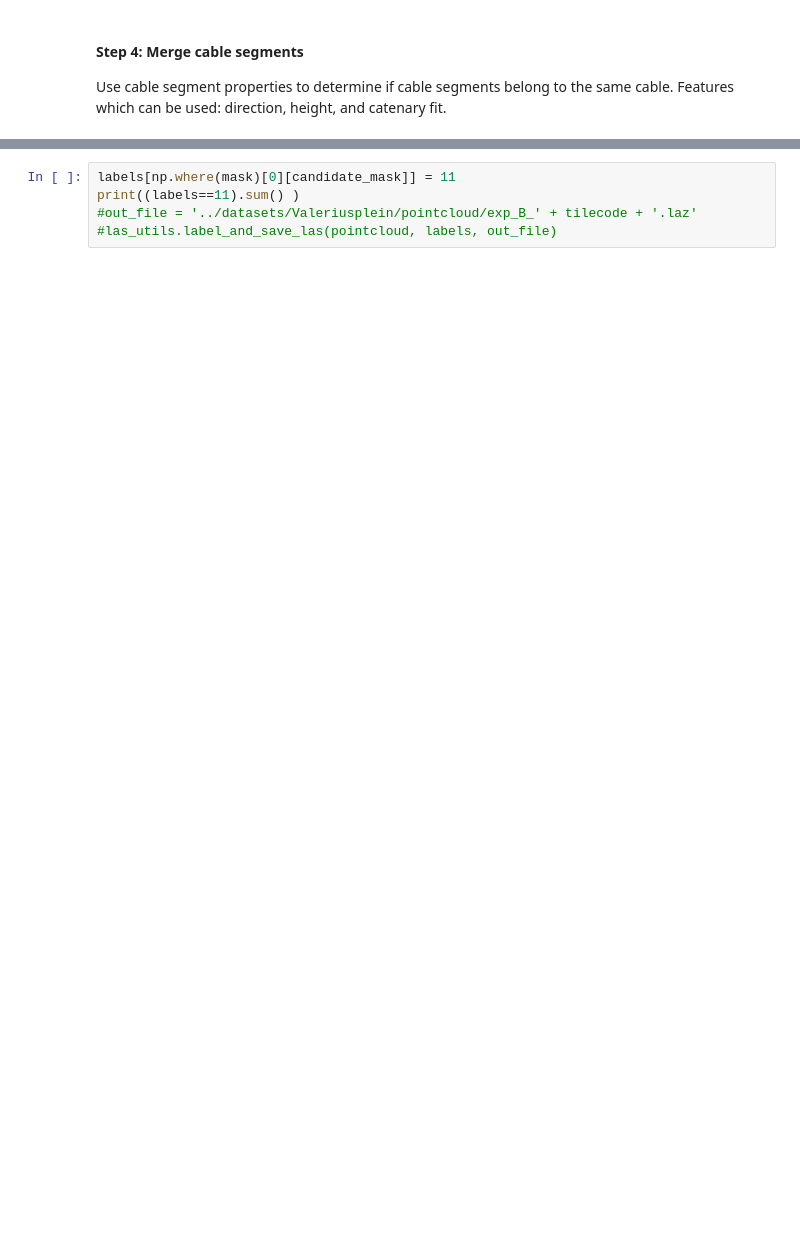
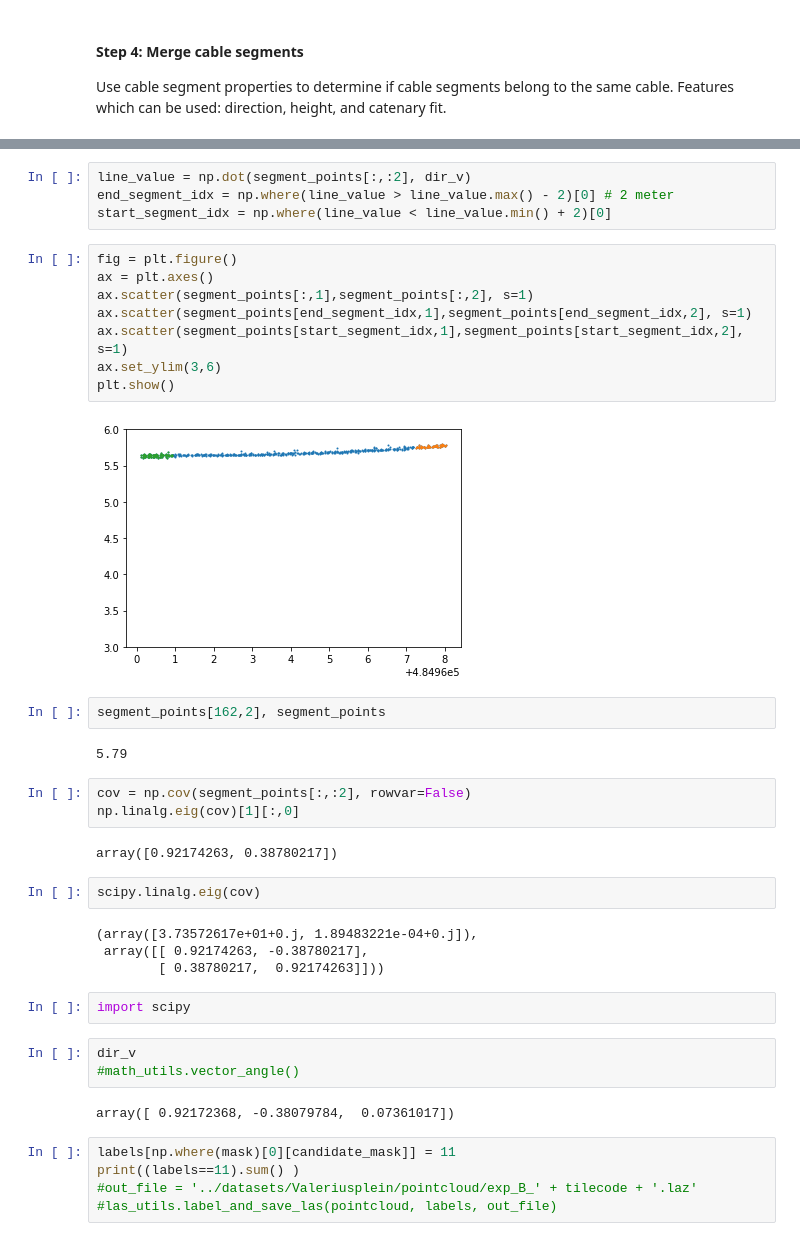
Before and after one commit to Amsterdam-Internships/UPC_Suspended_Streetlight_Extractor, a Jupyter notebook: milestone_2/Cable Extraction B.ipynb, the cells around one changed output, grey strips where cells are left out. Drawn from its saved outputs; the diff is of its cells as text; blank space fills up the shorter version.

```diff
--- a/milestone_2/Cable Extraction B.ipynb
+++ b/milestone_2/Cable Extraction B.ipynb
@@ -415,3 +626,39 @@ Use cable segment properties to determine if cable segments belong to the same c
+# %%
+line_value = np.dot(segment_points[:,:2], dir_v)
+end_segment_idx = np.where(line_value > line_value.max() - 2)[0] # 2 meter
+start_segment_idx = np.where(line_value < line_value.min() + 2)[0]
+# %%
+fig = plt.figure()
+ax = plt.axes()
+ax.scatter(segment_points[:,1],segment_points[:,2], s=1)
+ax.scatter(segment_points[end_segment_idx,1],segment_points[end_segment_idx,2], s=1)
+ax.scatter(segment_points[start_segment_idx,1],segment_points[start_segment_idx,2], s=1)
+ax.set_ylim(3,6)
+plt.show()
+# %% [output]
+[figure, added]
+# %%
+segment_points[162,2], segment_points
+# %% [output]
+5.79
+# %%
+cov = np.cov(segment_points[:,:2], rowvar=False)
+np.linalg.eig(cov)[1][:,0]
+# %% [output]
+array([0.92174263, 0.38780217])
+# %%
+scipy.linalg.eig(cov)
+# %% [output]
+(array([3.73572617e+01+0.j, 1.89483221e-04+0.j]),
+ array([[ 0.92174263, -0.38780217],
+        [ 0.38780217,  0.92174263]]))
+# %%
+import scipy
+# %%
+dir_v
+#math_utils.vector_angle()
+# %% [output]
+array([ 0.92172368, -0.38079784,  0.07361017])
 # %%
 labels[np.where(mask)[0][candidate_mask]] = 11
 print((labels==11).sum() )
```
Also changed, not shown: parts of 18 cells of this notebook.
